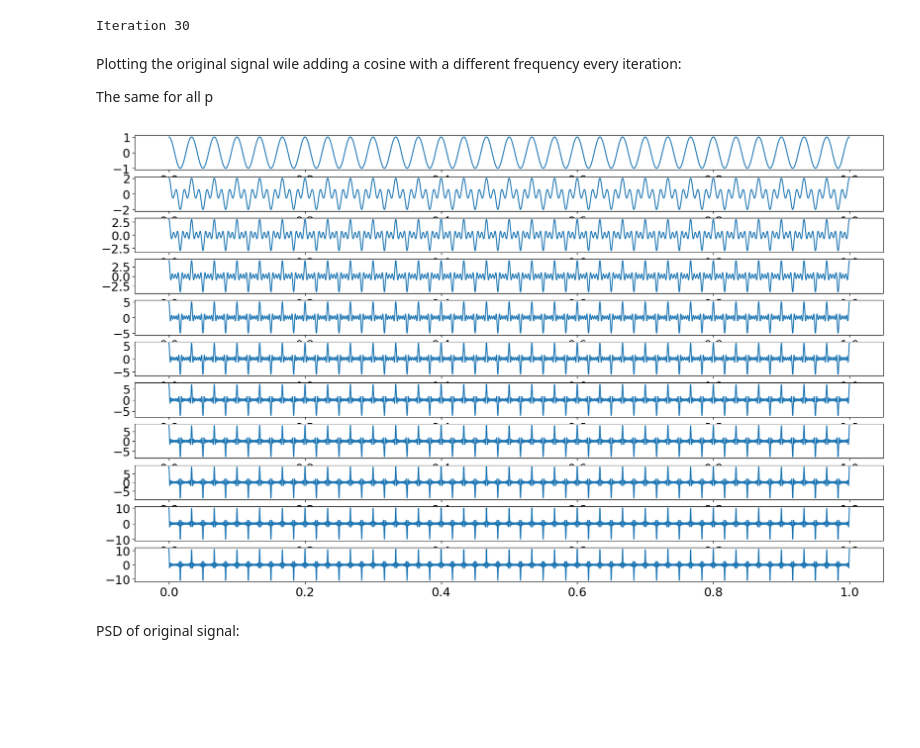
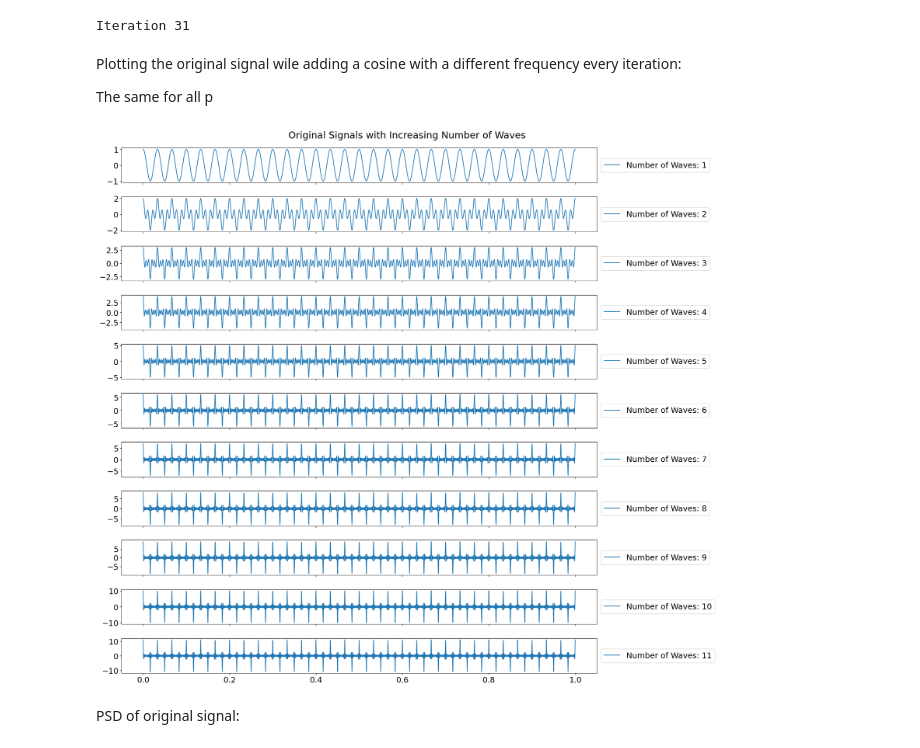
Before and after one commit to LorenzoJoquino/Physics215Project_CompSensGroup, a Jupyter notebook: notebooks/SineWavesCompression_Final.ipynb, the cells around one changed output. Cells and saved outputs as stored; diff of their text form; code cells hidden in the pictures; blank space fills up the shorter version.

Commit message:
edited graphs and saved graphs

```diff
--- a/notebooks/SineWavesCompression_Final.ipynb
+++ b/notebooks/SineWavesCompression_Final.ipynb
@@ -25,6 +25,7 @@ PSD_sub_per_p = []
 err_reg_per_p = []
 err_sub_per_p = []
 frequencies = np.arange(initial_frequency, final_frequency + 1, increments)
+no_of_waves = np.arange(1,len(frequencies)+1)
 t = np.linspace(0,1,n)
 
 for i in p:
@@ -38,7 +39,7 @@ for i in p:
     err_reg_per_p.append(error_reg)
     err_sub_per_p.append(error_sub)
 # %% [output]
-Iteration 30
+Iteration 31
 # %% [markdown]
 Plotting the original signal wile adding a cosine with a different frequency every iteration:
 
@@ -46,18 +47,23 @@ The same for all p
 # %%
 plt.rcParams['figure.figsize'] = [20, 12]
 plt.rcParams.update({'font.size': 18})
 
 fig,axs = plt.subplots(11,1)
 axs = axs.reshape(-1)
 ylim = (-2,2)
 ylim_uni = (ylim[0]*3000, ylim[1]*3000)
 
 for i, pt in enumerate(frequencies):
-    axs[i].plot(t,orig_signal_per_p[0][i])
+    axs[i].plot(t,orig_signal_per_p[0][i], label = "Number of Waves: " + str(i+1))
+    axs[i].legend(loc='center left', bbox_to_anchor=(1, 0.5))
+    if i != len(axs) - 1:
+        axs[i].set_xticklabels([])  # Hide x-tick labels
 
+fig.suptitle("Original Signals with Increasing Number of Waves")
+plt.tight_layout(rect=[0, -0.5, 1, 1.01])
 plt.show()
 # %% [output]
-[figure, old version]
+[figure, new version]
 # %% [markdown]
 PSD of original signal:
 # %%
```
Also changed, not shown: parts of 6 cells of this notebook, 7 other files.
